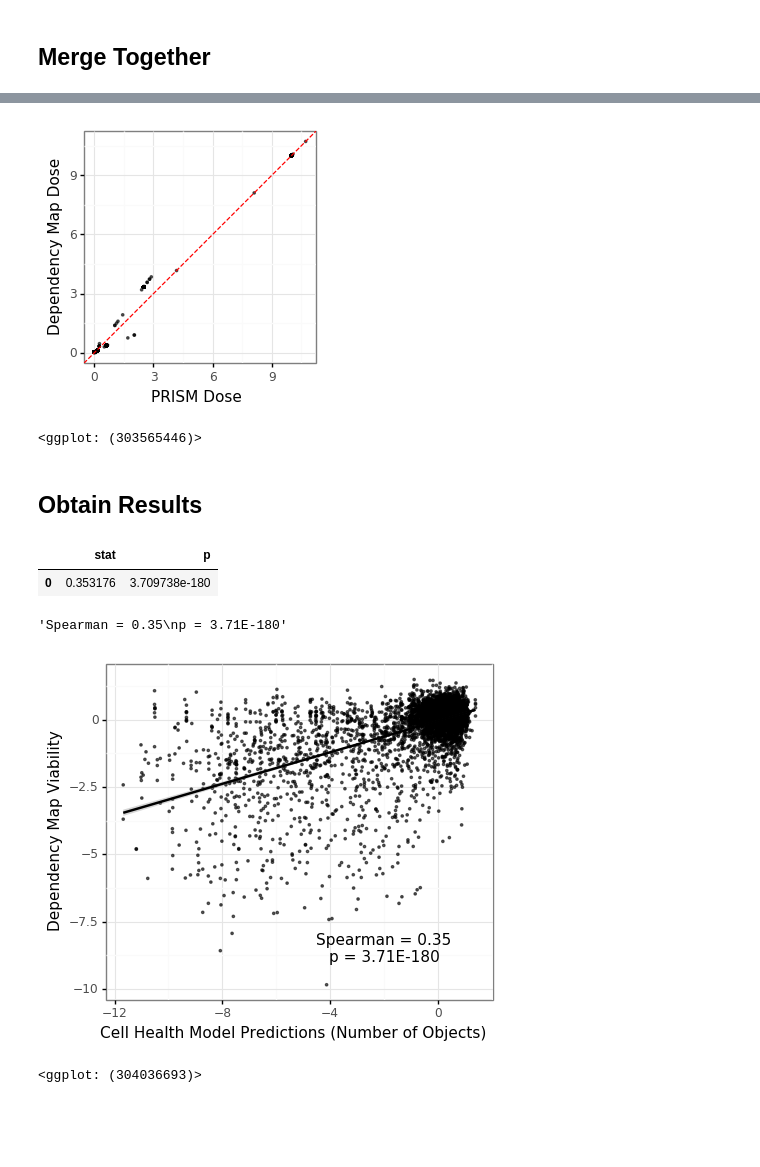
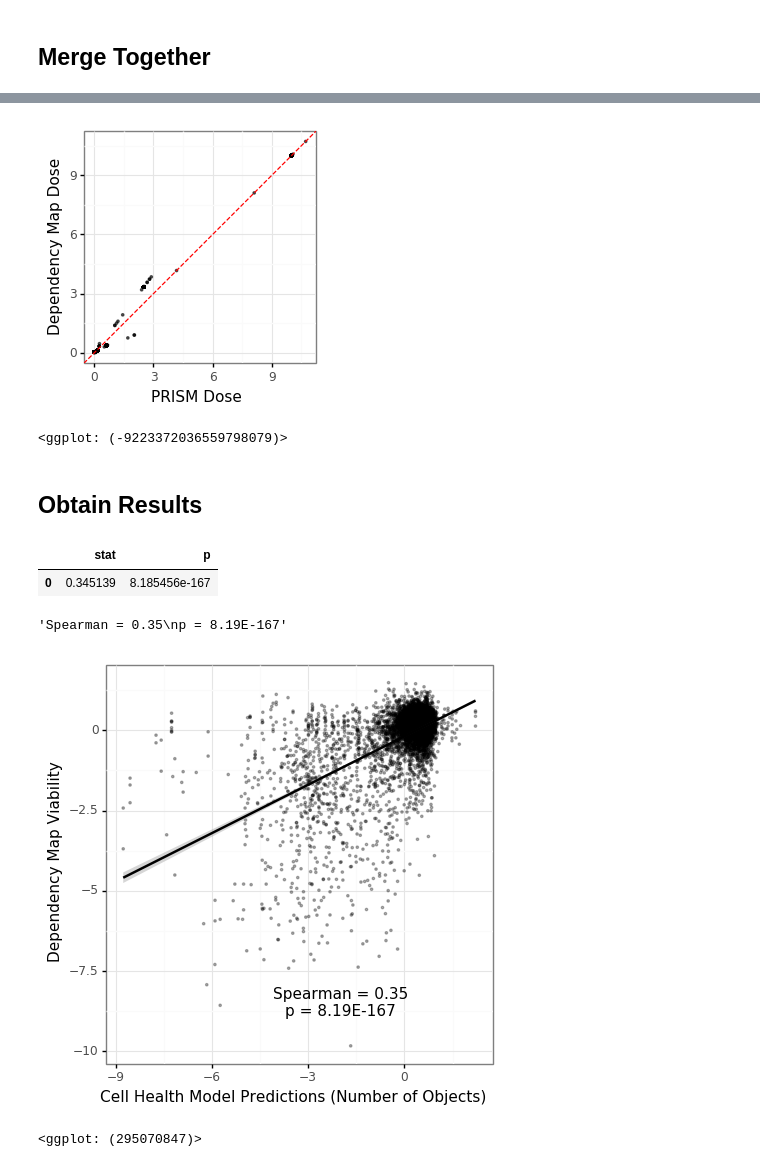
Before and after one commit to broadinstitute/cell-health, a Jupyter notebook: 5.validate-repurposing/1.validate.ipynb, the cells around one changed output, grey strips where cells are left out. Cells and saved outputs as stored; diff of their text form; code cells hidden in the pictures; blank space fills up the shorter version.

```diff
--- a/5.validate-repurposing/1.validate.ipynb
+++ b/5.validate-repurposing/1.validate.ipynb
@@ -60,7 +61,7 @@ cell_health_file = os.path.join(
 
 cell_health_df = (
     pd.read_csv(cell_health_file, sep='\t')
-    .loc[:, focus_columns]
+    #.loc[:, focus_columns]
     .rename(
         {
             cell_health_model: "cell_health_viability"
@@ -128,7 +131,7 @@ dose_differences_gg.save(output_file, dpi = 400, height = 3, width = 3)
 dose_differences_gg
 # %% [output]
 [figure]
-<ggplot: (303565446)>
+<ggplot: (-9223372036559798079)>
 # %% [markdown]
 ## Obtain Results
 # %%
@@ -137,7 +140,7 @@ spearman_cor = pd.DataFrame(spearman_cor, index=["stat", "p"]).transpose()
 spearman_cor
 # %% [output]
 |  | stat | p |
-| 0 | 0.353176 | 3.709738e-180 |
+| 0 | 0.345139 | 8.185456e-167 |
 # %%
 result_text = "Spearman = {0:.2f}\np = {1:.2E}".format(
     spearman_cor.stat[0],
@@ -146,23 +149,23 @@ result_text = "Spearman = {0:.2f}\np = {1:.2E}".format(
 
 result_text
 # %% [output]
-'Spearman = 0.35\np = 3.71E-180'
+'Spearman = 0.35\np = 8.19E-167'
 # %%
 viability_gg = (
     gg.ggplot(full_df, gg.aes(x="cell_health_viability", y="depmap_viability")) +
-    gg.geom_point(size = 0.5, alpha = 0.6) +
+    gg.geom_point(size = 0.5, alpha = 0.3) +
     gg.theme_bw() +
     gg.geom_smooth() +
     gg.annotate("text", label = result_text, x = -2, y = -8.5) +
     gg.xlab("Cell Health Model Predictions (Number of Objects)") +
     gg.ylab("Dependency Map Viability") +
     gg.coord_fixed()
 )
 
 output_file = os.path.join("figures", "viability_results.png")
 viability_gg.save(output_file, dpi = 400, height = 3, width = 5)
 
 viability_gg
 # %% [output]
-[figure, old version]
+[figure, new version]
-<ggplot: (304036693)>
+<ggplot: (295070847)>
```
Also changed, not shown: parts of 3 cells of this notebook, 3 other files.
